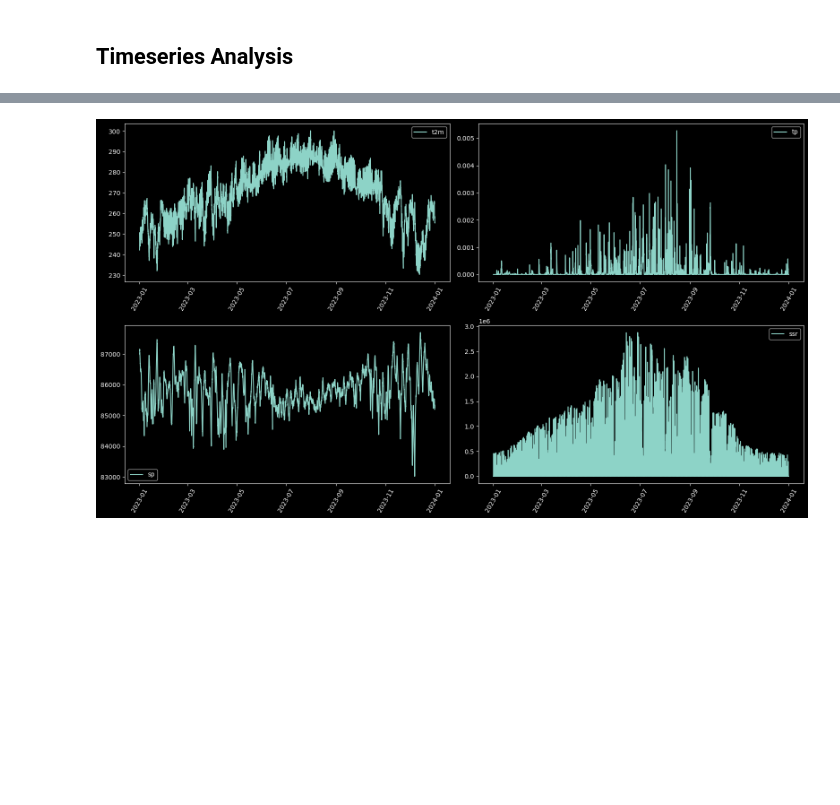
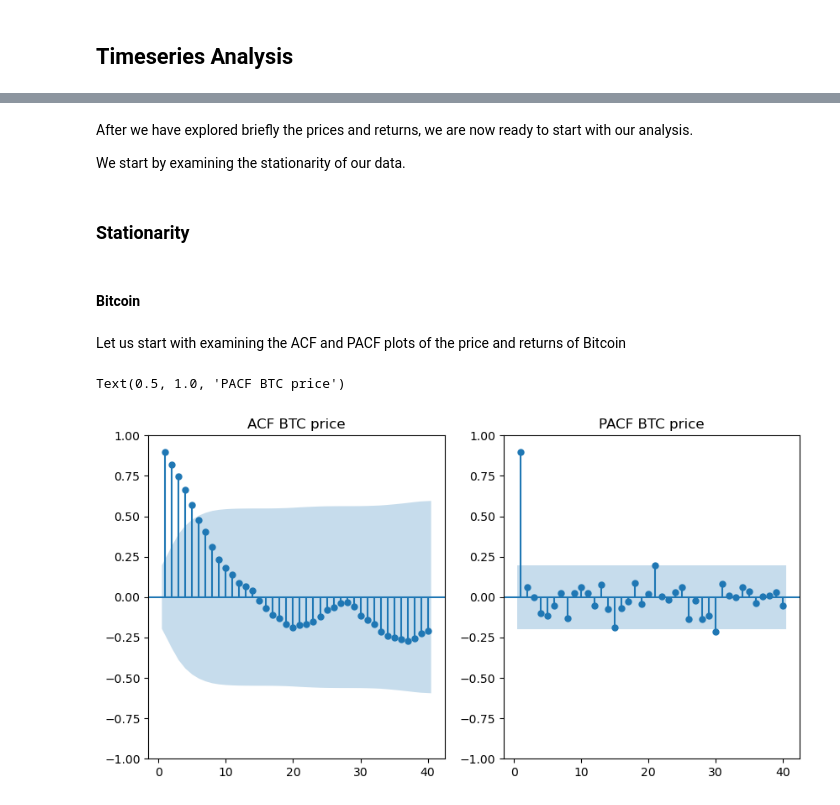
Before and after one commit to dHuberYoumans/time_series_analysis, a Jupyter notebook: time_series.ipynb, the cells around one changed output, grey strips where cells are left out. Drawn from its saved outputs; the diff is of its cells as text; code cells hidden in the pictures; blank space fills up the shorter version.

```diff
--- a/time_series.ipynb
+++ b/time_series.ipynb
@@ -358,14 +230,21 @@ Name: t2m, dtype: float64
-# %%
-fig = plt.figure(figsize=(16,9))
-title = ['temp','total precipitation','surface pressure','surface solar radiation']
-
-
-for i,col in enumerate(df.columns):
-    plt.subplot(2,2,i+1)
-    plt.plot(df[col],label=col)
-    plt.xticks(rotation=60)
-    plt.legend()
-
-plt.tight_layout()
-# %% [output]
-[figure, removed]
+# %% [markdown]
+After we have explored briefly the prices and returns, we are now ready to start with our analysis.
+
+We start by examining the stationarity of our data.
+# %% [markdown]
+### Stationarity
+# %% [markdown]
+#### Bitcoin
+# %% [markdown]
+Let us start with examining the ACF and PACF plots of the price and returns of Bitcoin
+# %%
+# (P)ACF BTC PRICES
+fig, ax = plt.subplots(nrows=1,ncols=2,figsize=(10,5))
+
+sgt.plot_acf(btc_close.closing_price,ax=ax[0],lags = 40, zero=False)
+ax[0].set_title('ACF BTC price')
+sgt.plot_pacf(btc_close.closing_price,ax=ax[1],lags= 40, zero=False)
+ax[1].set_title('PACF BTC price')
+# %% [output]
+Text(0.5, 1.0, 'PACF BTC price')
+[figure, added]
```
Also changed, not shown: parts of 40 cells of this notebook.
